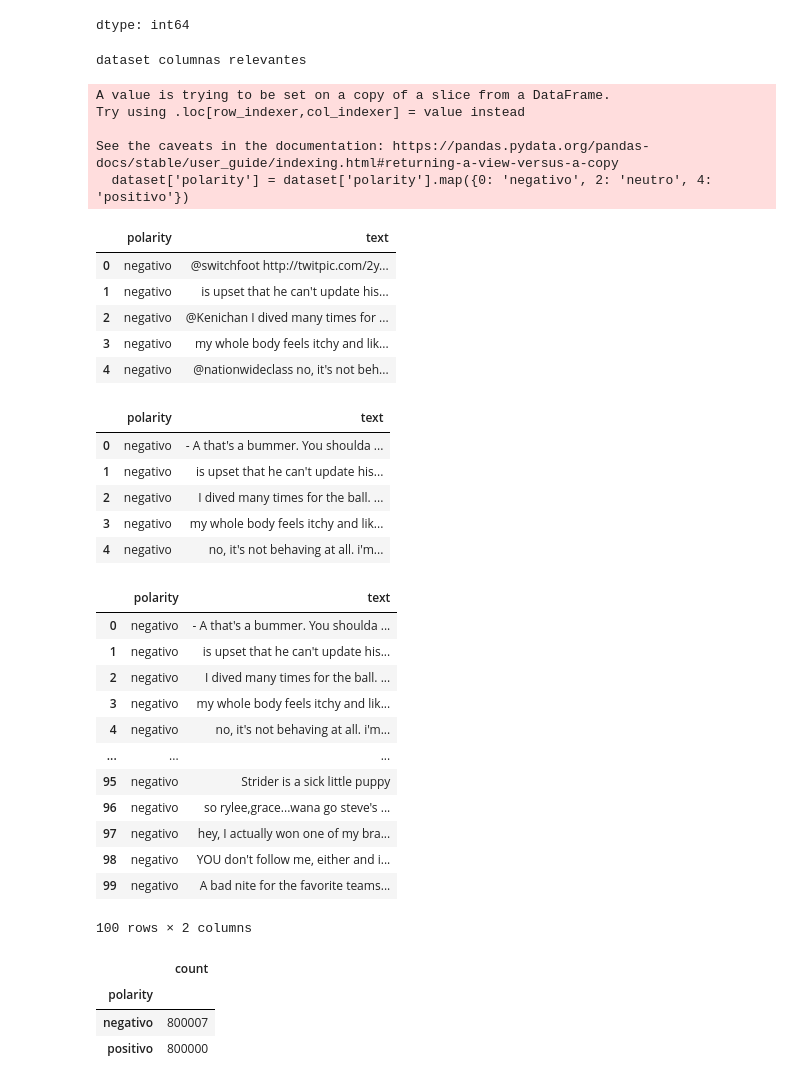
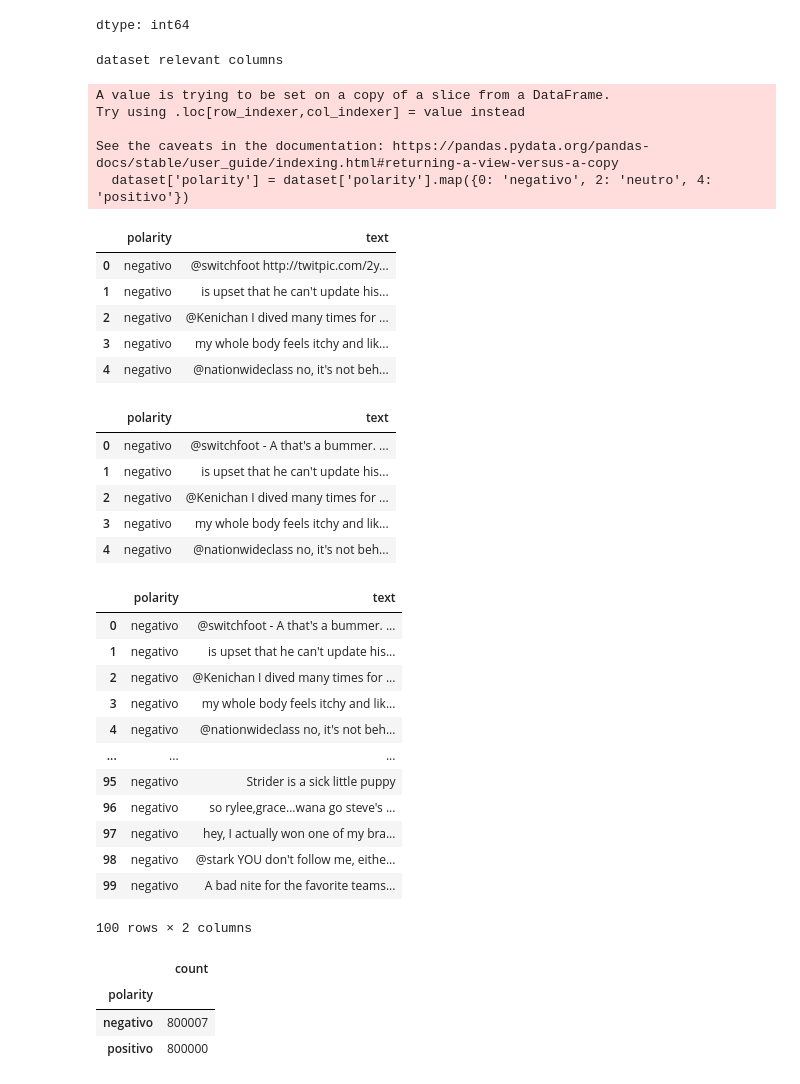
Before and after one commit to JoseChirif/Conversational-Bots-with-Sentiment-Analysis, a Jupyter notebook: Sentiment140.ipynb, the cells around one changed output. Drawn from its saved outputs; the diff is of its cells as text; code cells hidden in the pictures.

```diff
--- a/Sentiment140.ipynb
+++ b/Sentiment140.ipynb
@@ -44,16 +50,16 @@ dataset['polarity'].value_counts()
 | 4 | 800000 |
 dtype: int64
 # %%
-# Filtrar solo las columnas relevantes (polarity y text)
+# Filter only the relevant columns (polarity and text)
 dataset = dataset[['polarity', 'text']]
 
-# Convertir las etiquetas de polaridad para que sean más legibles
+# Convert the polarity labels to make them more readable.
 dataset['polarity'] = dataset['polarity'].map({0: 'negativo', 2: 'neutro', 4: 'positivo'})
 
-print("dataset columnas relevantes")
+print('dataset relevant columns')
 dataset.head()
 # %% [output]
-dataset columnas relevantes
+dataset relevant columns
 A value is trying to be set on a copy of a slice from a DataFrame.
 Try using .loc[row_indexer,col_indexer] = value instead
 
@@ -66,39 +72,37 @@ See the caveats in the documentation: https://pandas.pydata.org/pandas-docs/stab
 | 3 | negativo | my whole body feels itchy and lik... |
 | 4 | negativo | @nationwideclass no, it's not beh... |
 # %%
-import re
+# Function to clean the text
+def clear_text(text):
+    text = re.sub(r'http\S+||www\S+|https\S+', '', text, flags=re.MULTILINE) # Remove URLs.
+    text = re.sub(r'\@@w+|\#', '', text) # Remove mentions and hashtags
+    text = text.strip() # Remove trailing spaces
+    return text
 
-# Función para limpiar el texto
-def limpiar_texto(texto):
-    texto = re.sub(r"http\S+|www\S+|https\S+", '', texto, flags=re.MULTILINE)  # Eliminar URLs
-    texto = re.sub(r'\@\w+|\#', '', texto)  # Eliminar menciones y hashtags
-    texto = texto.strip()  # Quitar espacios en los extremos
-    return texto
-
-# Aplicar la función de limpieza
-dataset['text'] = dataset['text'].apply(limpiar_texto)
+# Apply cleanup function
+dataset['text'] = dataset['text'].apply(clear_text)
 dataset.head()
 # %% [output]
 |  | polarity | text |
-| 0 | negativo | - A that's a bummer. You shoulda ... |
+| 0 | negativo | @switchfoot - A that's a bummer. ... |
 | 1 | negativo | is upset that he can't update his... |
-| 2 | negativo | I dived many times for the ball. ... |
+| 2 | negativo | @Kenichan I dived many times for ... |
 | 3 | negativo | my whole body feels itchy and lik... |
-| 4 | negativo | no, it's not behaving at all. i'm... |
+| 4 | negativo | @nationwideclass no, it's not beh... |
 # %%
 dataset.head(100)
 # %% [output]
 |  | polarity | text |
-| 0 | negativo | - A that's a bummer. You shoulda ... |
+| 0 | negativo | @switchfoot - A that's a bummer. ... |
 | 1 | negativo | is upset that he can't update his... |
-| 2 | negativo | I dived many times for the ball. ... |
+| 2 | negativo | @Kenichan I dived many times for ... |
 | 3 | negativo | my whole body feels itchy and lik... |
-| 4 | negativo | no, it's not behaving at all. i'm... |
+| 4 | negativo | @nationwideclass no, it's not beh... |
 | ... | ... | ... |
 | 95 | negativo | Strider is a sick little puppy |
 | 96 | negativo | so rylee,grace...wana go steve's ... |
 | 97 | negativo | hey, I actually won one of my bra... |
-| 98 | negativo | YOU don't follow me, either and i... |
+| 98 | negativo | @stark YOU don't follow me, eithe... |
 | 99 | negativo | A bad nite for the favorite teams... |
 100 rows × 2 columns
 # %%
```
Also changed, not shown: parts of 6 cells of this notebook, 1 other file.
